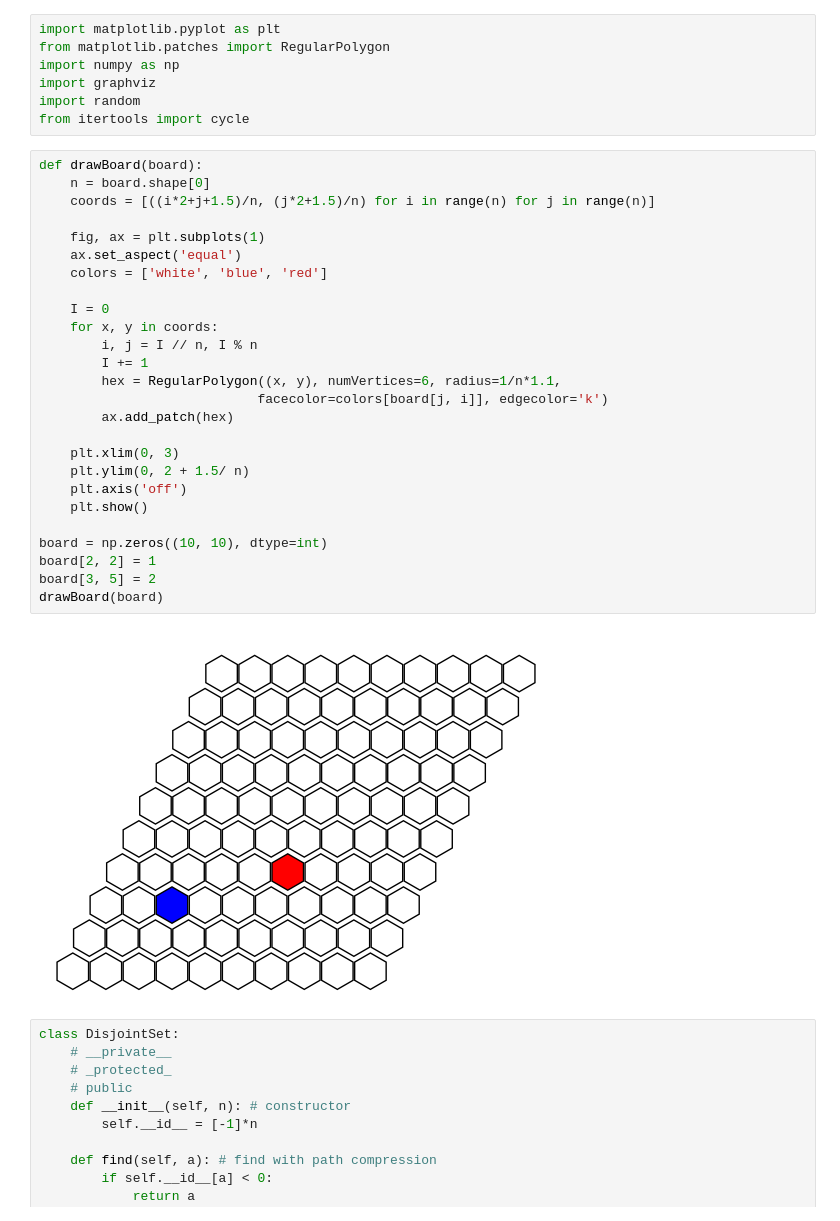
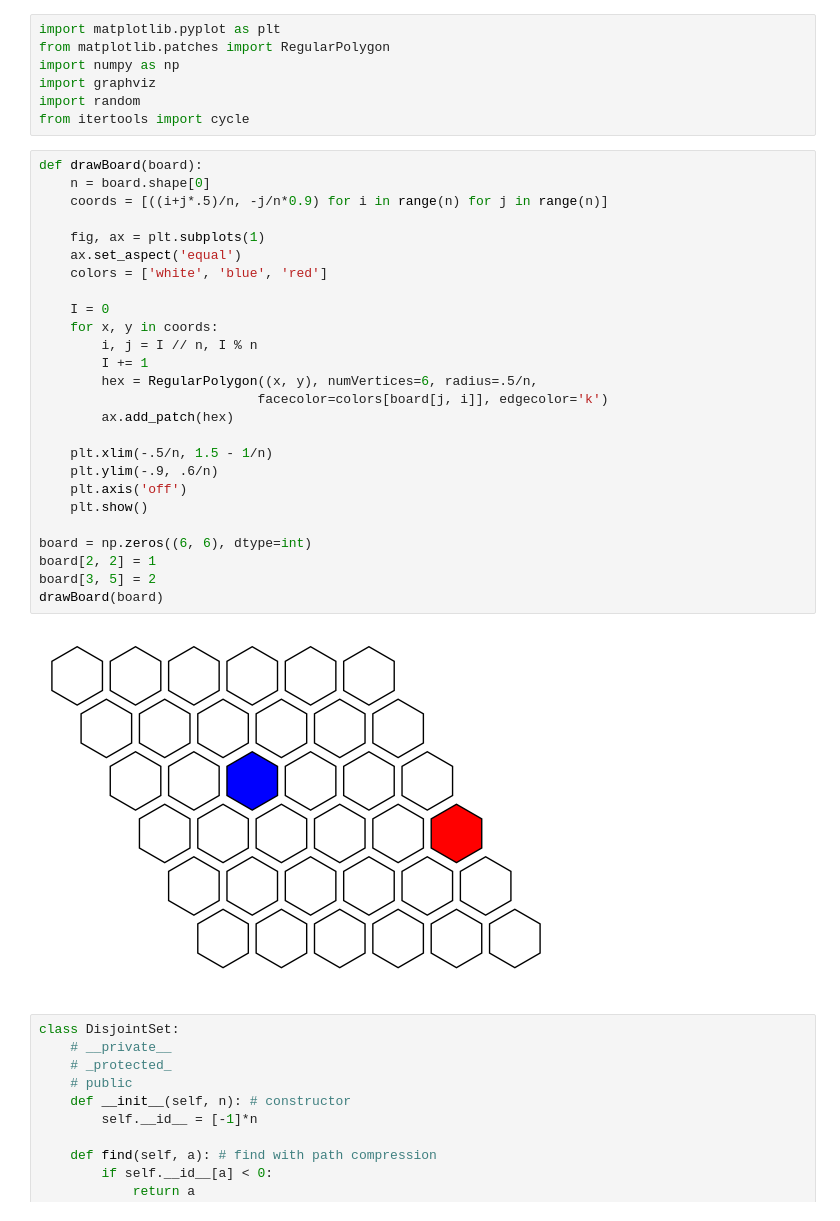
Before and after one commit to lmcanavals/algorithmic_complexity2024, a Jupyter notebook: 0902_hex_game.ipynb, the cells around one changed output. Cells and saved outputs as stored; diff of their text form.

```diff
--- a/0902_hex_game.ipynb
+++ b/0902_hex_game.ipynb
@@ -10,31 +10,31 @@ from itertools import cycle
 # %%
 def drawBoard(board):
     n = board.shape[0]
-    coords = [((i*2+j+1.5)/n, (j*2+1.5)/n) for i in range(n) for j in range(n)]
+    coords = [((i+j*.5)/n, -j/n*0.9) for i in range(n) for j in range(n)]
 
     fig, ax = plt.subplots(1)
     ax.set_aspect('equal')
     colors = ['white', 'blue', 'red']
 
     I = 0
     for x, y in coords:
         i, j = I // n, I % n
         I += 1
-        hex = RegularPolygon((x, y), numVertices=6, radius=1/n*1.1,
+        hex = RegularPolygon((x, y), numVertices=6, radius=.5/n,
                             facecolor=colors[board[j, i]], edgecolor='k')
         ax.add_patch(hex)
 
-    plt.xlim(0, 3)
-    plt.ylim(0, 2 + 1.5/ n)
+    plt.xlim(-.5/n, 1.5 - 1/n)
+    plt.ylim(-.9, .6/n)
     plt.axis('off')
     plt.show()
 
-board = np.zeros((10, 10), dtype=int)
+board = np.zeros((6, 6), dtype=int)
 board[2, 2] = 1
 board[3, 5] = 2
 drawBoard(board)
 # %% [output]
-[figure, old version]
+[figure, new version]
 # %%
 class DisjointSet:
     # __private__
```
Also changed, not shown: parts of 2 cells of this notebook.
